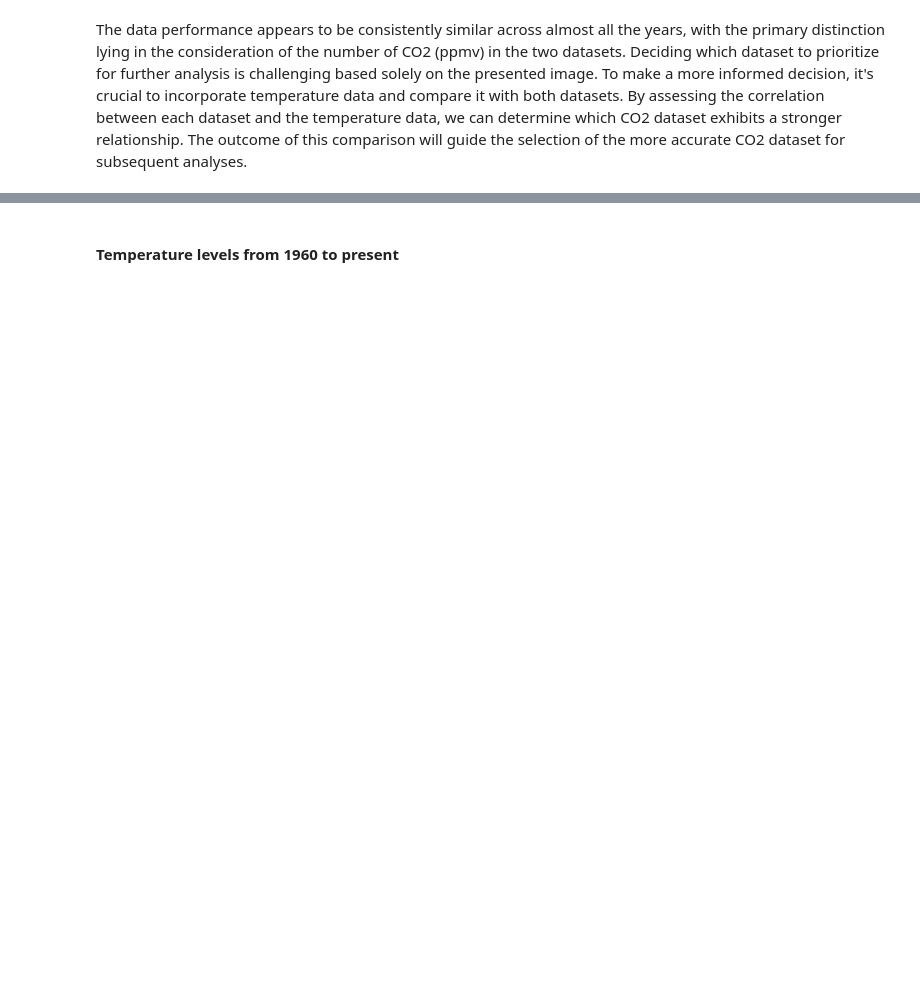
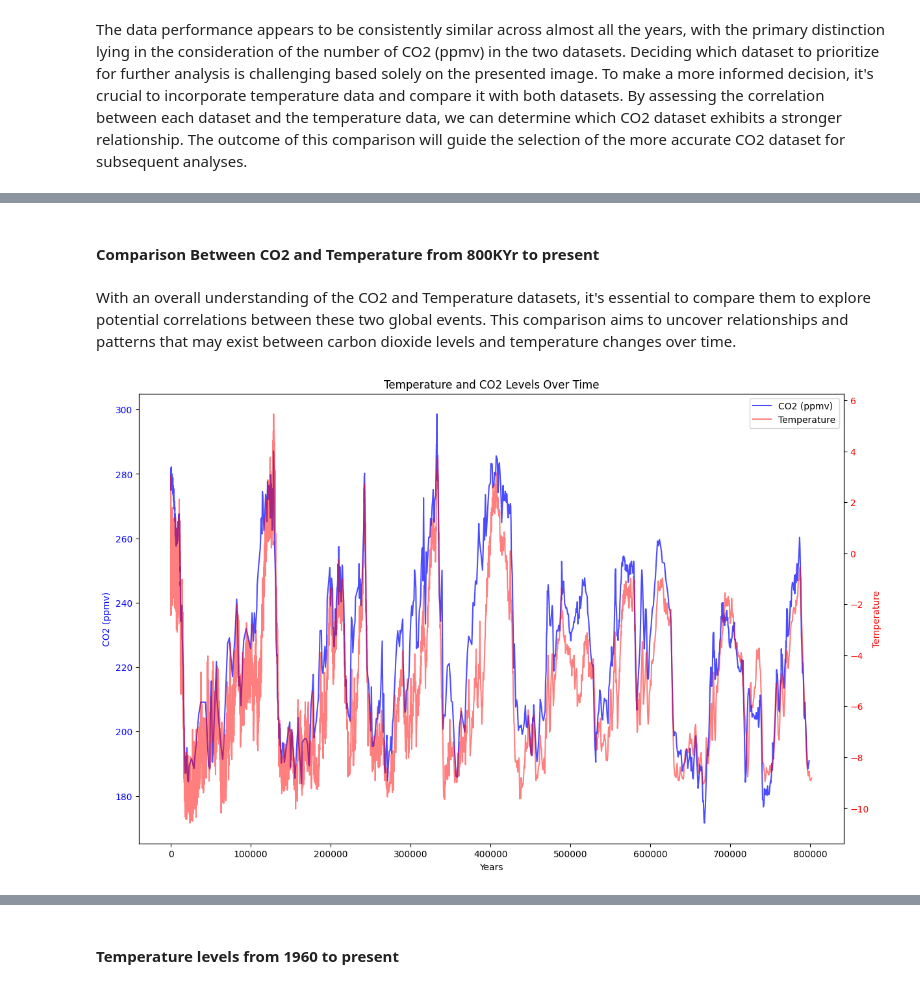
Before and after one commit to C-3sc0/Programming-for-Data-Analysis-Project, a Jupyter notebook: project2.ipynb, the cells around one changed output, grey strips where cells are left out. Cells and saved outputs as stored; diff of their text form; code cells hidden in the pictures; blank space fills up the shorter version.

```diff
--- a/project2.ipynb
+++ b/project2.ipynb
@@ -827,0 +710,33 @@ Text(0.5, 1.0, 'Atmospheric CO2 at Mauna Loa Observatory')
+# %% [markdown]
+#### Comparison Between CO2 and Temperature from 800KYr to present
+# %% [markdown]
+With an overall understanding of the CO2 and Temperature datasets, it's essential to compare them to explore potential correlations between these two global events. This comparison aims to uncover relationships and patterns that may exist between carbon dioxide levels and temperature changes over time.
+# %%
+x1 = df['Year']
+x2 = noaa_temperature['Age']
+y1 = df['CO2 (ppmv)']
+y2 = noaa_temperature['Temperature']
+
+fig, ax1 = plt.subplots(figsize=(14, 9))
+ax1.plot(x1, y1, 'b-', label='CO2 (ppmv)', alpha=0.7)
+ax1.set_xlabel('Years')
+ax1.set_ylabel('CO2 (ppmv)', color='b')
+for tl in ax1.get_yticklabels():
+    tl.set_color('b')
+
+ax2 = ax1.twinx()
+ax2.plot(x2, y2, 'r-', label='Temperature', alpha=0.5)
+ax2.set_ylabel('Temperature', color='r')
+for tl in ax2.get_yticklabels():
+    tl.set_color('r')
+
+# Combine legends from both axes
+lines, labels = ax1.get_legend_handles_labels()
+lines2, labels2 = ax2.get_legend_handles_labels()
+ax1.legend(lines + lines2, labels + labels2, loc='upper right')
+
+plt.title('Temperature and CO2 Levels Over Time')
+# plt.savefig('Temperature and CO2 Levels Over Time.png')
+plt.show()
+# %% [output]
+[figure, added]
```
Also changed, not shown: parts of 107 cells of this notebook, 1 other file.
